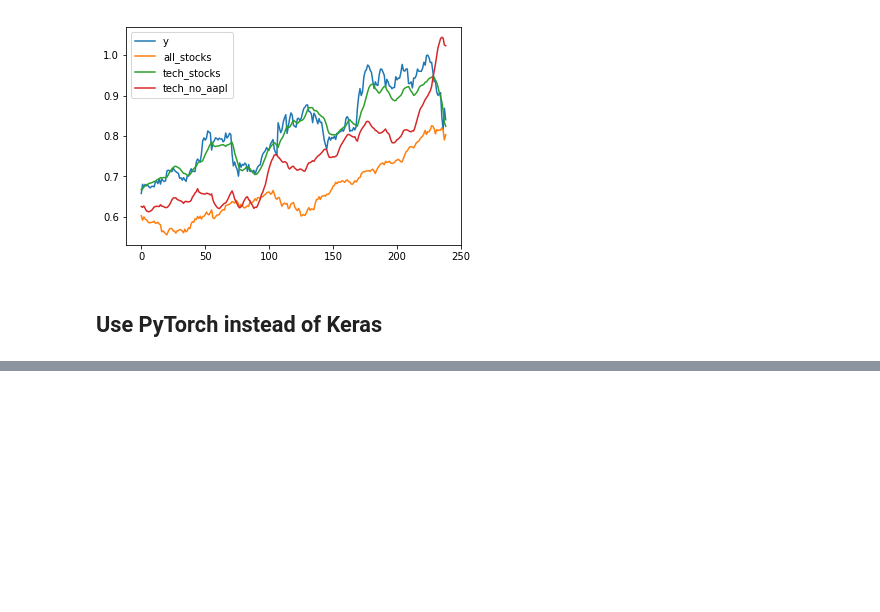
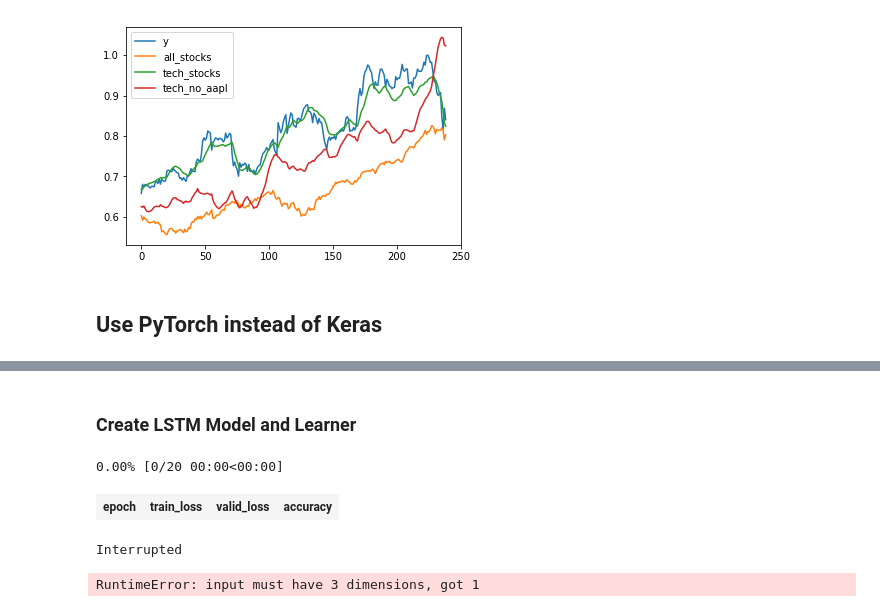
Before and after one commit to pcuenca/course-v3, a Jupyter notebook: nbs/dl1/stocks-lstm.ipynb, the cells around one changed output, grey strips where cells are left out. Drawn from its saved outputs; the diff is of its cells as text; code cells hidden in the pictures; blank space fills up the shorter version.

Commit message:
* Add a few notebooks for fastai lessons and some tests / practice.

```diff
--- a/nbs/dl1/stocks-lstm.ipynb
+++ b/nbs/dl1/stocks-lstm.ipynb
@@ -549,0 +596,14 @@ ax.legend()
+# %%
+# Attempt to create a TabularList
+from fastai.tabular import *
+
+# continuous variable names
+cont_names = [x for x in xy_df.columns]
+procs = [Normalize]
+valid_idx = range(1000, len(xy_df))
+dep_var = 20   # Last column (unnamed) is our dependent var
+src = (TabularList.from_df(xy_df, cont_names=cont_names, procs=procs)
+      .split_by_idx(valid_idx)
+      .label_from_df(cols=-1))
+# %%
+data = src.databunch()
@@ -549,0 +617,6 @@ ax.legend()
+# %% [markdown]
+### Create LSTM Model and Learner
+# %%
+lstm_model = torch.nn.LSTM(input_size=20, hidden_size=20, batch_first=True)
+# %%
+learn = Learner(data, lstm_model, metrics=accuracy)
@@ -549,0 +625,7 @@ ax.legend()
+# %%
+learn.fit_one_cycle(20, 3e-3)
+# %% [output]
+0.00% [0/20 00:00<00:00]
+| epoch | train_loss | valid_loss | accuracy |
+Interrupted
+RuntimeError: input must have 3 dimensions, got 1
```
Also changed, not shown: parts of 8 cells of this notebook, 10 other files.
